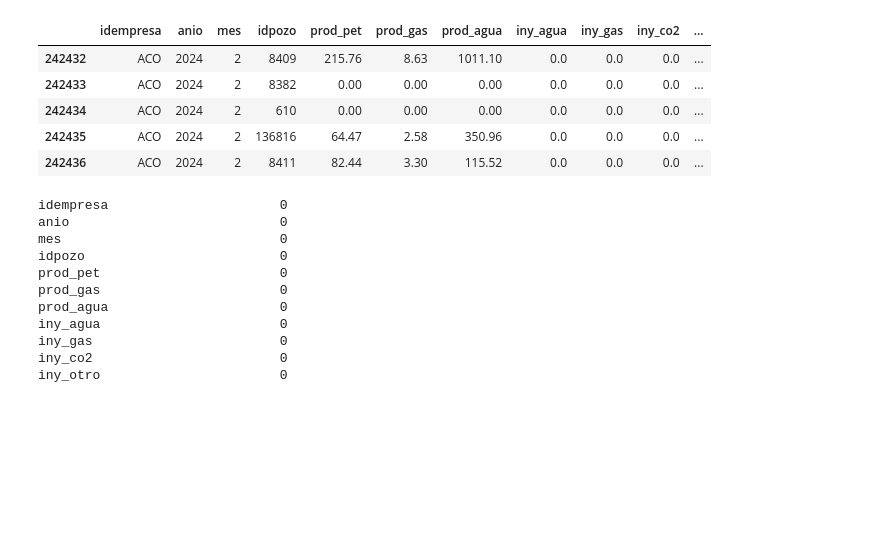
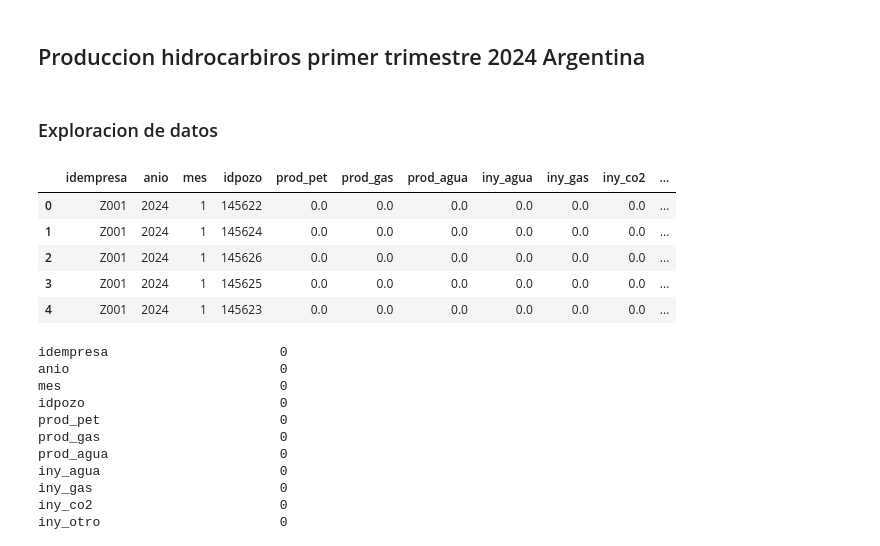
Before and after one commit to DevBauti/petro, a Jupyter notebook: ad.ipynb, the cells around one changed output. Saved outputs shown, nothing was run; the diff lists cells and outputs as text; code cells hidden in the pictures; blank space fills up the shorter version.

```diff
--- a/ad.ipynb
+++ b/ad.ipynb
@@ -1,3 +1,5 @@
+# %% [markdown]
+## Produccion hidrocarbiros primer trimestre 2024 Argentina
 # %%
 import pandas as pd
 import matplotlib.pyplot as plt
@@ -12,13 +11,15 @@ d2024 = pd.read_csv('data\produccin-de-pozos-de-gas-y-petrleo-2024.csv', low_mem
+# %% [markdown]
+### Exploracion de datos
 # %%
 pd.set_option('display.max_columns', None)
-d2024.tail()
+d2024.head()
 # %% [output]
 |  | idempresa | anio | mes | idpozo | prod_pet | prod_gas | prod_agua | iny_agua | iny_gas | iny_co2 | ... |
-| 242432 | ACO | 2024 | 2 | 8409 | 215.76 | 8.63 | 1011.10 | 0.0 | 0.0 | 0.0 | ... |
-| 242433 | ACO | 2024 | 2 | 8382 | 0.00 | 0.00 | 0.00 | 0.0 | 0.0 | 0.0 | ... |
-| 242434 | ACO | 2024 | 2 | 610 | 0.00 | 0.00 | 0.00 | 0.0 | 0.0 | 0.0 | ... |
-| 242435 | ACO | 2024 | 2 | 136816 | 64.47 | 2.58 | 350.96 | 0.0 | 0.0 | 0.0 | ... |
-| 242436 | ACO | 2024 | 2 | 8411 | 82.44 | 3.30 | 115.52 | 0.0 | 0.0 | 0.0 | ... |
+| 0 | Z001 | 2024 | 1 | 145622 | 0.0 | 0.0 | 0.0 | 0.0 | 0.0 | 0.0 | ... |
+| 1 | Z001 | 2024 | 1 | 145624 | 0.0 | 0.0 | 0.0 | 0.0 | 0.0 | 0.0 | ... |
+| 2 | Z001 | 2024 | 1 | 145626 | 0.0 | 0.0 | 0.0 | 0.0 | 0.0 | 0.0 | ... |
+| 3 | Z001 | 2024 | 1 | 145625 | 0.0 | 0.0 | 0.0 | 0.0 | 0.0 | 0.0 | ... |
+| 4 | Z001 | 2024 | 1 | 145623 | 0.0 | 0.0 | 0.0 | 0.0 | 0.0 | 0.0 | ... |
 # %%
 d2024.isna().sum()
 # %% [output]
```
Also changed, not shown: parts of 34 cells of this notebook.
